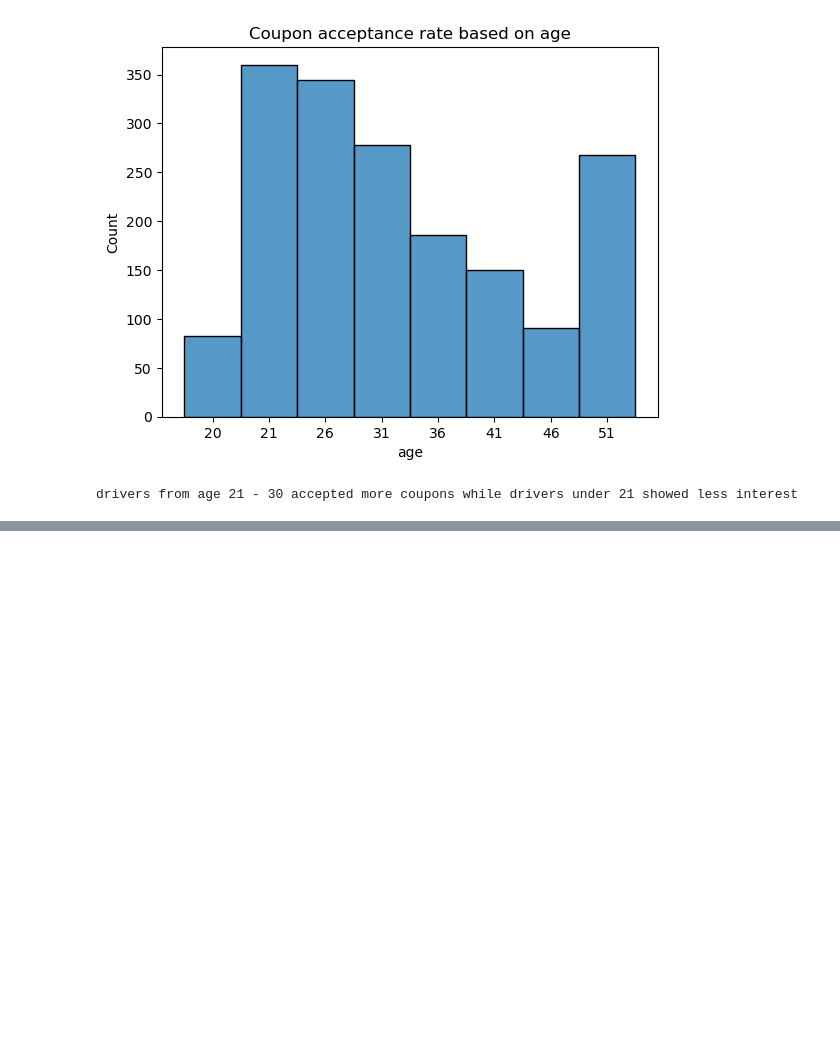
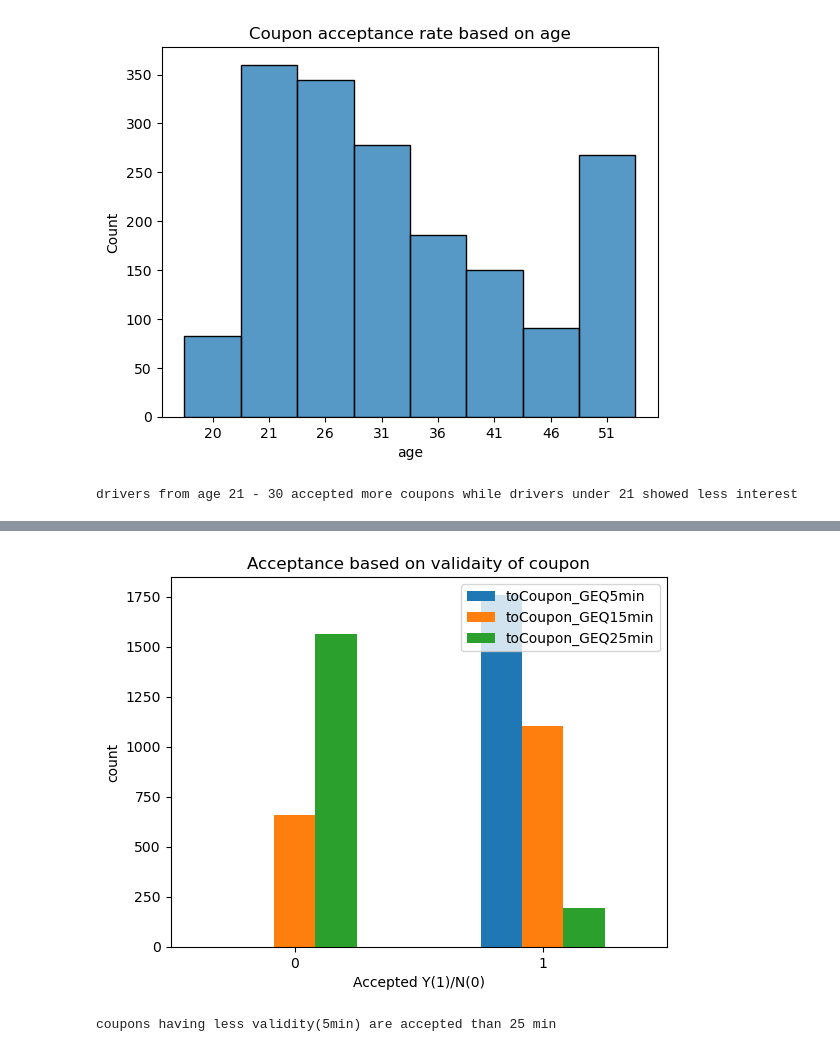
Before and after one commit to lathamk4/UC-Berkeley-ML-and-AI, a Jupyter notebook: Module5.ipynb, the cells around one changed output, grey strips where cells are left out. Saved outputs shown, nothing was run; the diff lists cells and outputs as text; code cells hidden in the pictures; blank space fills up the shorter version.

```diff
--- a/Module5.ipynb
+++ b/Module5.ipynb
@@ -348,0 +349,13 @@ print("the pie chart helps in finding the outliers")
+# %%
+
+COTA_coupon_data[['toCoupon_GEQ5min', 'toCoupon_GEQ15min','toCoupon_GEQ25min' ]].apply(pd.Series.value_counts).plot(kind='bar')
+plt.title("Acceptance based on validaity of coupon")
+plt.xlabel("Accepted Y(1)/N(0)")
+plt.ylabel("count")
+plt.xticks(rotation=0)
+plt.show()
+
+print("coupons having less validity(5min) are accepted than 25 min")
+# %% [output]
+[figure, added]
+coupons having less validity(5min) are accepted than 25 min
```
Also changed, not shown: parts of 5 cells of this notebook.
